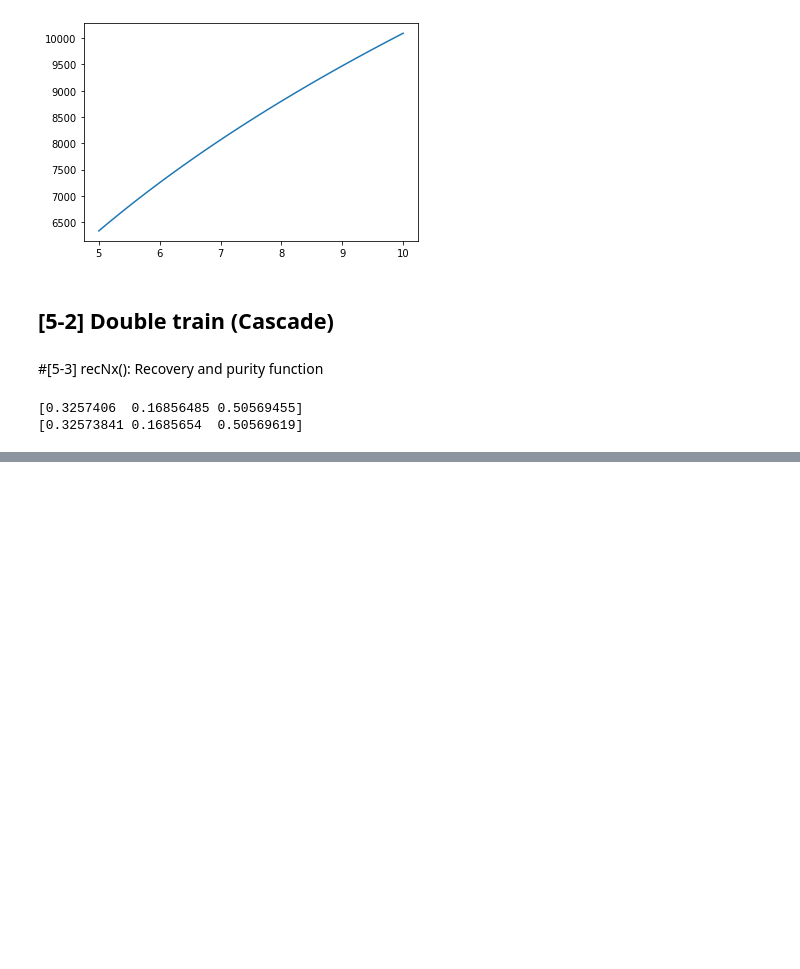
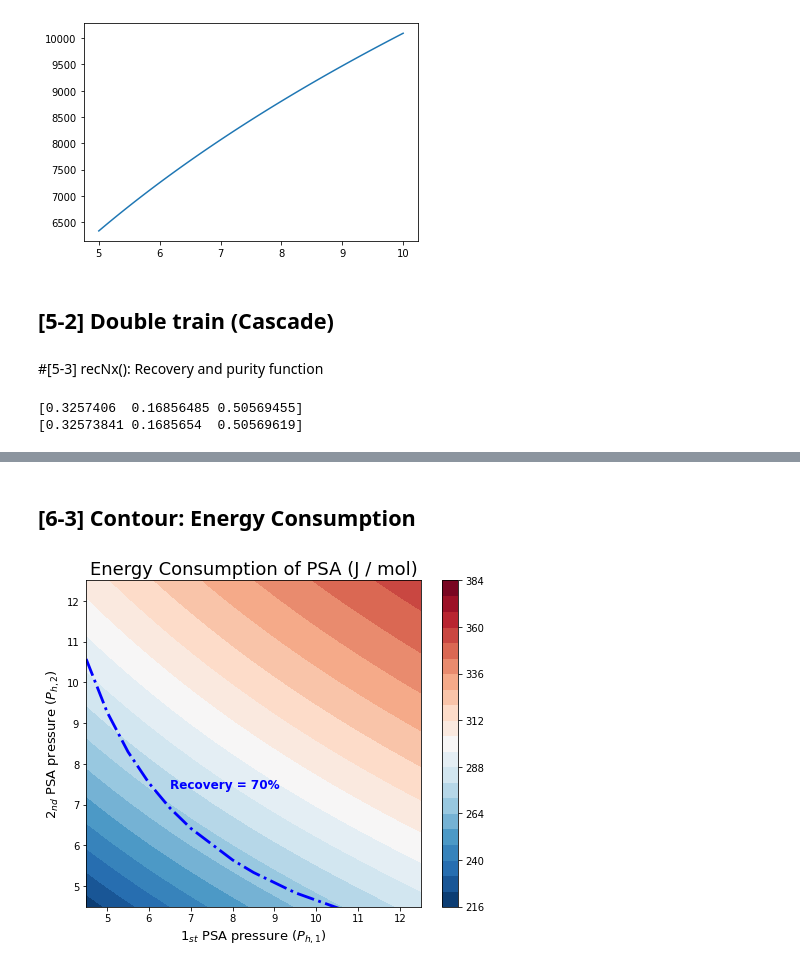
Before and after one commit to sebygaa/adsorption, a Jupyter notebook: Ideal_PSA_zeo_200925_04_Cascasde.ipynb, the cells around one changed output, grey strips where cells are left out. Drawn from its saved outputs; the diff is of its cells as text; code cells hidden in the pictures; blank space fills up the shorter version.

```diff
--- a/Ideal_PSA_zeo_200925_04_Cascasde.ipynb
+++ b/Ideal_PSA_zeo_200925_04_Cascasde.ipynb
@@ -395,0 +444,22 @@ for p1 in Ph1_list:
+# %% [markdown]
+## [6-3] Contour: Energy Consumption
+# %%
+fig1,ax1 = plt.subplots(figsize = [7.5,6])
+ctr1 = ax1.contourf(Ph1_arr,Ph2_arr,E_res_arr,levels = 25,cmap="RdBu_r")
+fig1.colorbar(ctr1,ax=ax1)
+ax1.plot(p1_sort, p2_sort,'b-.',lw = 2.8 )
+ax1.text(6.5,7.4,'Recovery = 70%',
+         fontdict = {'size':12,'color': 'blue','weight':'bold'})
+ax1.set_xlabel('$1_{st}$ PSA pressure ($P_{h,1}$)',fontsize = 13)
+ax1.set_ylabel('$2_{nd}$ PSA pressure ($P_{h,2}$)',fontsize = 13)
+ax1.set_title('Energy Consumption of PSA (J / mol)',fontsize = 18)
+## x and y axis
+ax1.set_xlim(4.5,12.5)
+ax1.set_ylim(4.5,12.5)
+ax1.set_xticks([5,6,7,8,9,10,11,12])
+ax1.set_yticks([5,6,7,8,9,10,11,12])
+fig1.show()
+os.chdir(bas_path)
+fig1.savefig('E_dualPSA.png')
+# %% [output]
+[figure, added]
```
Also changed, not shown: parts of 13 cells of this notebook.
